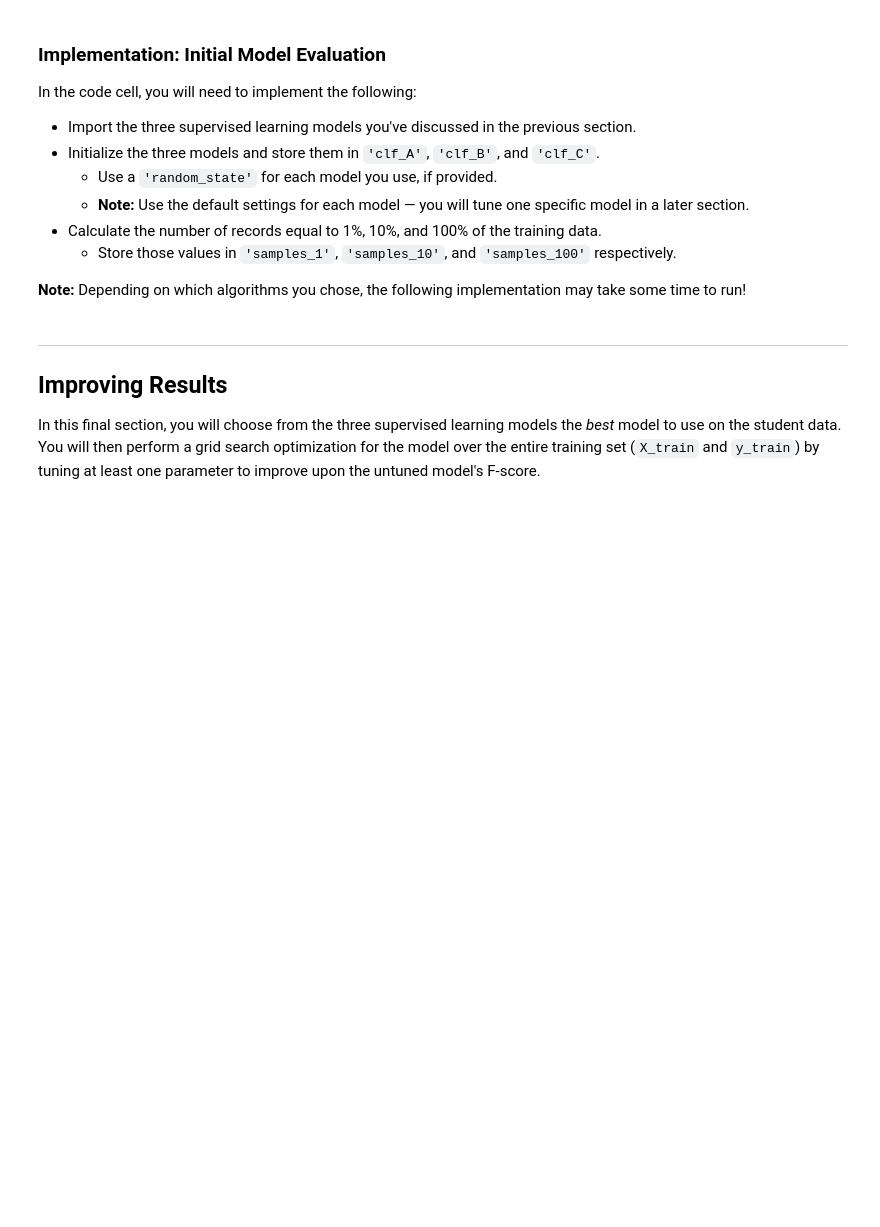
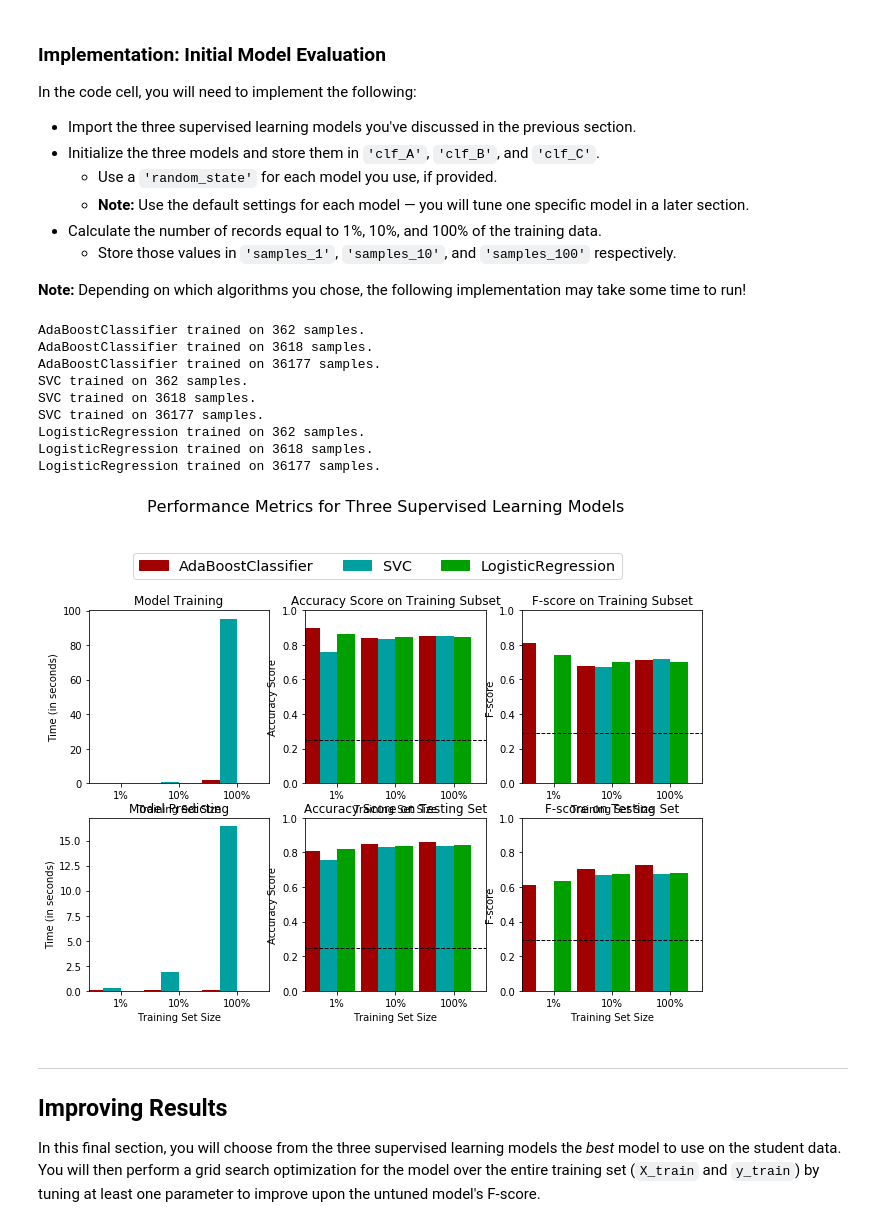
Before and after one commit to bytesbysophie/finding_donors, a Jupyter notebook: finding_donors.ipynb, the cells around one changed output. Drawn from its saved outputs; the diff is of its cells as text; code cells hidden in the pictures; blank space fills up the shorter version.

Commit message:
Implementations in 'Evaluating Model Performance'

```diff
--- a/finding_donors.ipynb
+++ b/finding_donors.ipynb
@@ -369,6 +369,7 @@ In the code block below, you will need to implement the following:
    - Make sure that you set the `beta` parameter!
 # %%
 # TODO: Import two metrics from sklearn - fbeta_score and accuracy_score
+from sklearn.metrics import fbeta_score, accuracy_score
 
 def train_predict(learner, sample_size, X_train, y_train, X_test, y_test):
     '''
@@ -382,36 +383,37 @@ def train_predict(learner, sample_size, X_train, y_train, X_test, y_test):
     '''
 
     results = {}
+    beta = 0.5
 
     # TODO: Fit the learner to the training data using slicing with 'sample_size' using .fit(training_features[:], training_labels[:])
     start = time() # Get start time
-    learner = None
+    learner = learner.fit(X_train[:sample_size], y_train[:sample_size])
     end = time() # Get end time
 
     # TODO: Calculate the training time
-    results['train_time'] = None
+    results['train_time'] = end - start
 
     # TODO: Get the predictions on the test set(X_test),
     #       then get predictions on the first 300 training samples(X_train) using .predict()
     start = time() # Get start time
-    predictions_test = None
-    predictions_train = None
+    predictions_test = learner.predict(X_test)
+    predictions_train = learner.predict(X_train[:300])
     end = time() # Get end time
 
     # TODO: Calculate the total prediction time
-    results['pred_time'] = None
+    results['pred_time'] = end - start
 
     # TODO: Compute accuracy on the first 300 training samples which is y_train[:300]
-    results['acc_train'] = None
+    results['acc_train'] = accuracy_score(y_true=y_train[:300], y_pred=predictions_train)
 
     # TODO: Compute accuracy on test set using accuracy_score()
-    results['acc_test'] = None
+    results['acc_test'] = accuracy_score(y_true=y_test, y_pred=predictions_test)
 
     # TODO: Compute F-score on the the first 300 training samples using fbeta_score()
-    results['f_train'] = None
+    results['f_train'] = fbeta_score(y_true=y_train[:300], y_pred=predictions_train, beta=beta)
 
     # TODO: Compute F-score on the test set which is y_test
-    results['f_test'] = None
+    results['f_test'] = fbeta_score(y_true=y_test, y_pred=predictions_test, beta=beta)
 
     # Success
     print("{} trained on {} samples.".format(learner.__class__.__name__, sample_size))
@@ -430,32 +432,49 @@ In the code cell, you will need to implement the following:
 
 **Note:** Depending on which algorithms you chose, the following implementation may take some time to run!
 # %%
+import warnings
+warnings.simplefilter('ignore')
+
 # TODO: Import the three supervised learning models from sklearn
+from sklearn.ensemble import AdaBoostClassifier
+from sklearn.svm import SVC
+from sklearn.linear_model import LogisticRegression
 
 # TODO: Initialize the three models
-clf_A = None
-clf_B = None
-clf_C = None
+clf_A = AdaBoostClassifier()
+clf_B = SVC()
+clf_C = LogisticRegression()
 
 # TODO: Calculate the number of samples for 1%, 10%, and 100% of the training data
 # HINT: samples_100 is the entire training set i.e. len(y_train)
 # HINT: samples_10 is 10% of samples_100 (ensure to set the count of the values to be `int` and not `float`)
 # HINT: samples_1 is 1% of samples_100 (ensure to set the count of the values to be `int` and not `float`)
-samples_100 = None
-samples_10 = None
-samples_1 = None
+samples_100 = len(y_train)
+samples_10 = int(round(samples_100 * 0.1, 0))
+samples_1 = int(round(samples_100 * 0.01, 0))
 
 # Collect results on the learners
 results = {}
 for clf in [clf_A, clf_B, clf_C]:
     clf_name = clf.__class__.__name__
     results[clf_name] = {}
     for i, samples in enumerate([samples_1, samples_10, samples_100]):
         results[clf_name][i] = \
         train_predict(clf, samples, X_train, y_train, X_test, y_test)
 
 # Run metrics visualization for the three supervised learning models chosen
 vs.evaluate(results, accuracy, fscore)
+# %% [output]
+AdaBoostClassifier trained on 362 samples.
+AdaBoostClassifier trained on 3618 samples.
+AdaBoostClassifier trained on 36177 samples.
+SVC trained on 362 samples.
+SVC trained on 3618 samples.
+SVC trained on 36177 samples.
+LogisticRegression trained on 362 samples.
+LogisticRegression trained on 3618 samples.
+LogisticRegression trained on 36177 samples.
+[figure, added]
 # %% [markdown]
 ----
 ## Improving Results
```
